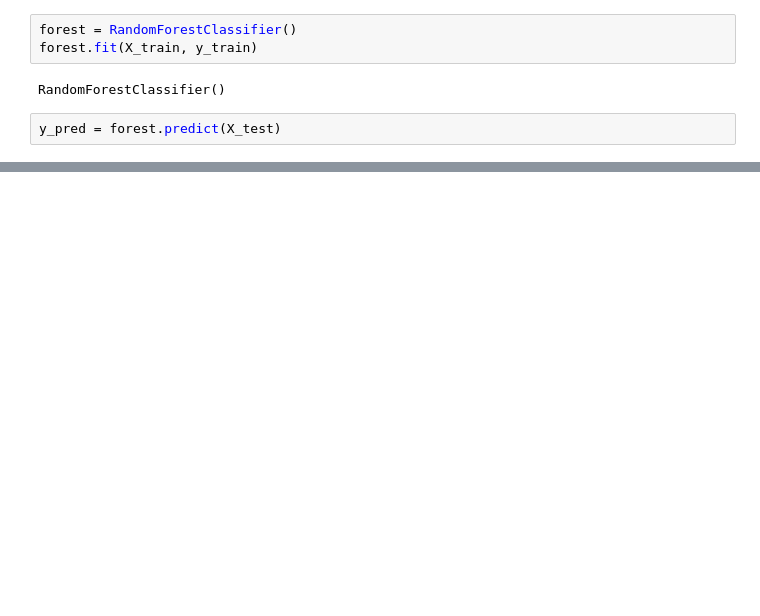
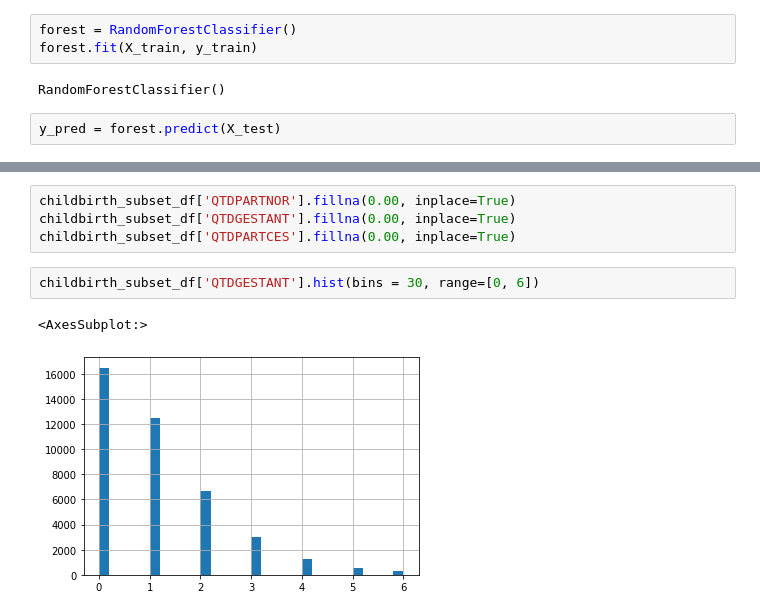
Before and after one commit to felipetimbo/ml-projects, a Jupyter notebook: Classification - Childbirth.ipynb, the cells around one changed output, grey strips where cells are left out. Saved outputs shown, nothing was run; the diff lists cells and outputs as text; blank space fills up the shorter version.

```diff
--- a/Classification - Childbirth.ipynb
+++ b/Classification - Childbirth.ipynb
@@ -291,0 +282,9 @@ sns.heatmap(correlations, annot=True, cmap=sns.diverging_palette(240,240, as_cma
+# %%
+childbirth_subset_df['QTDPARTNOR'].fillna(0.00, inplace=True)
+childbirth_subset_df['QTDGESTANT'].fillna(0.00, inplace=True)
+childbirth_subset_df['QTDPARTCES'].fillna(0.00, inplace=True)
+# %%
+childbirth_subset_df['QTDGESTANT'].hist(bins = 30, range=[0, 6])
+# %% [output]
+<AxesSubplot:>
+[figure, added]
```
Also changed, not shown: parts of 43 cells of this notebook.
